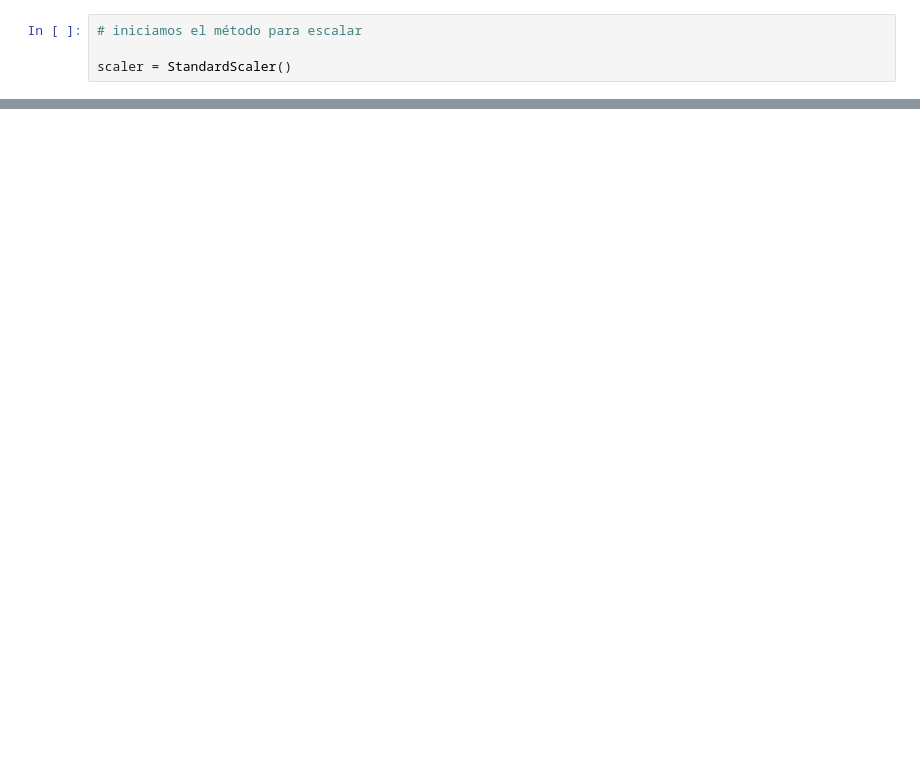
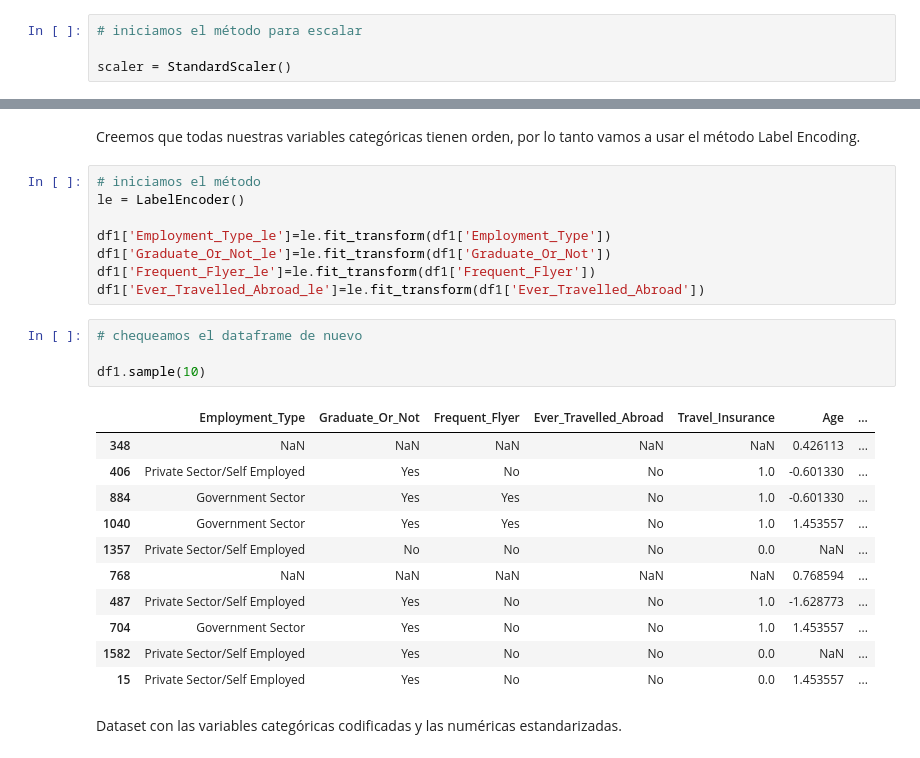
Before and after one commit to Adalab/DA-PROMO-B-MODULO-3-SPRINT-1-ANAIS-ARIANA, a Jupyter notebook: RegresiónLogística/RegresiónLogística2.ipynb, the cells around one changed output, grey strips where cells are left out. Drawn from its saved outputs; the diff is of its cells as text; blank space fills up the shorter version.

```diff
--- a/RegresiónLogística/RegresiónLogística2.ipynb
+++ b/RegresiónLogística/RegresiónLogística2.ipynb
@@ -119,0 +145,28 @@ df.head()
+# %% [markdown]
+Creemos que todas nuestras variables categóricas tienen orden, por lo tanto vamos a usar el método Label Encoding.
+# %%
+# iniciamos el método
+le = LabelEncoder()
+
+df1['Employment_Type_le']=le.fit_transform(df1['Employment_Type'])
+df1['Graduate_Or_Not_le']=le.fit_transform(df1['Graduate_Or_Not'])
+df1['Frequent_Flyer_le']=le.fit_transform(df1['Frequent_Flyer'])
+df1['Ever_Travelled_Abroad_le']=le.fit_transform(df1['Ever_Travelled_Abroad'])
+# %%
+# chequeamos el dataframe de nuevo
+
+df1.sample(10)
+# %% [output]
+|  | Employment_Type | Graduate_Or_Not | Frequent_Flyer | Ever_Travelled_Abroad | Travel_Insurance | Age | ... |
+| 348 | NaN | NaN | NaN | NaN | NaN | 0.426113 | ... |
+| 406 | Private Sector/Self Employed | Yes | No | No | 1.0 | -0.601330 | ... |
+| 884 | Government Sector | Yes | Yes | No | 1.0 | -0.601330 | ... |
+| 1040 | Government Sector | Yes | Yes | No | 1.0 | 1.453557 | ... |
+| 1357 | Private Sector/Self Employed | No | No | No | 0.0 | NaN | ... |
+| 768 | NaN | NaN | NaN | NaN | NaN | 0.768594 | ... |
+| 487 | Private Sector/Self Employed | Yes | No | No | 1.0 | -1.628773 | ... |
+| 704 | Government Sector | Yes | No | No | 1.0 | 1.453557 | ... |
+| 1582 | Private Sector/Self Employed | Yes | No | No | 0.0 | NaN | ... |
+| 15 | Private Sector/Self Employed | Yes | No | No | 0.0 | 1.453557 | ... |
+# %% [markdown]
+Dataset con las variables categóricas codificadas y las numéricas estandarizadas.
```
Also changed, not shown: parts of 39 cells of this notebook, 5 other files.
